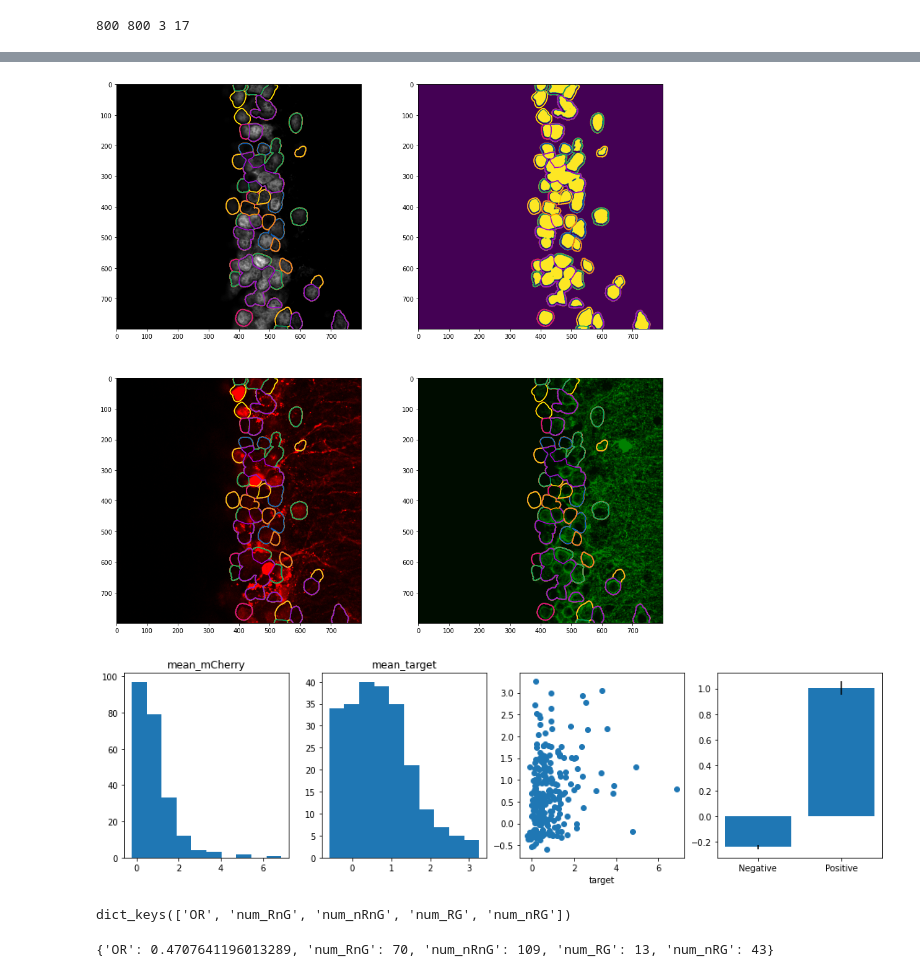
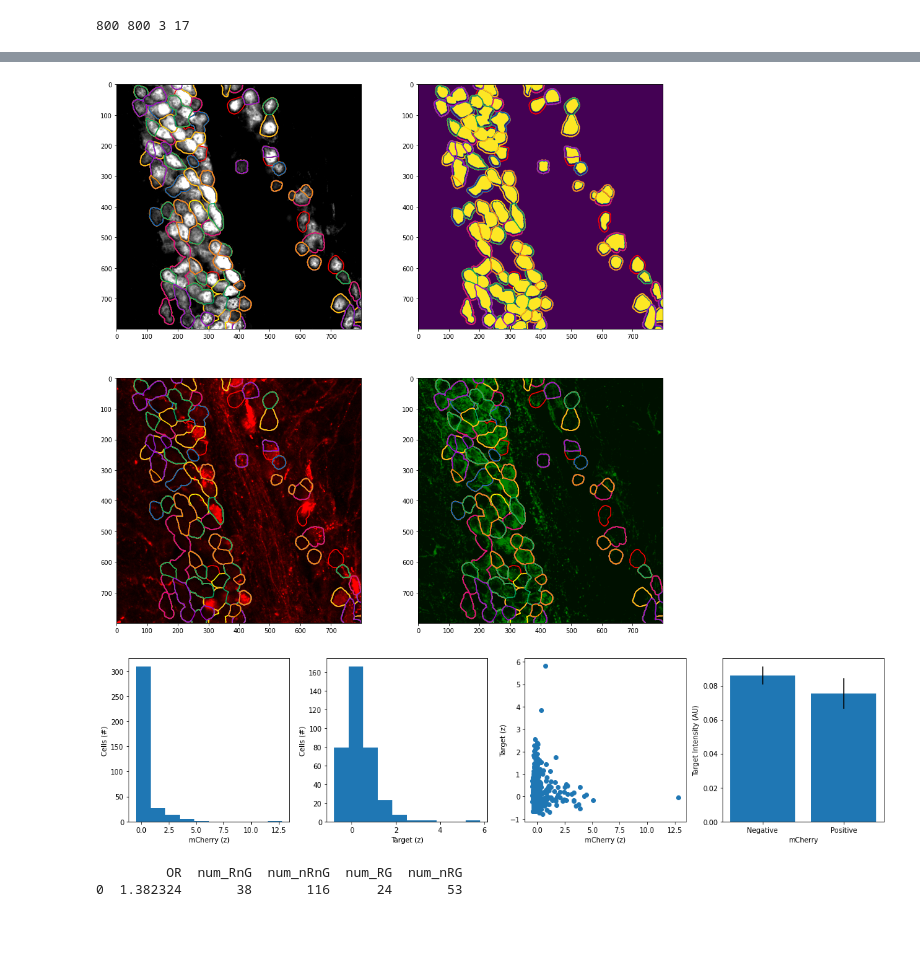
Before and after one commit to dtabuena/Images, a Jupyter notebook: Cell_Pose_II.ipynb, the cells around one changed output, grey strips where cells are left out. Saved outputs shown, nothing was run; the diff lists cells and outputs as text; code cells hidden in the pictures; blank space fills up the shorter version.

```diff
--- a/Cell_Pose_II.ipynb
+++ b/Cell_Pose_II.ipynb
@@ -172,16 +164,15 @@ def norm_channels(image,chan_dim,z_dim,):
     z_dim = [i for i in range(len(dim_order)) if dim_order[i]==z_dim][0]
 
     '''Normalize channel intensities'''
-    image_r=np.transpose(image,dim_order)
+    image_r=np.transpose(image.copy(),dim_order)
     ch_val_list = []
     for ch in range(image_r.shape[chan_dim]):
-        ch_val = image_r[ch,:,:,:]
+        ch_val = image_r[ch,:,:,:].copy()
         for zi in range(image_r.shape[z_dim]):
             ch_val_z = ch_val[zi,:,:]
             ch_val_z = (ch_val_z-np.mean(ch_val_z.flatten())) / np.std(ch_val_z.flatten()) # zscore
             ch_val_z = (ch_val_z) / np.std(ch_val_z.flatten())
             ch_val[zi,:,:] = ch_val_z
-        # ch_z = (ch_val-np.mean(ch_val.flatten())) / np.std(ch_val.flatten())
         ch_val_list.append(ch_val)
     image_znorm = np.stack(ch_val_list,axis=0)
     return image_znorm, image_r,chan_dim,z_dim
@@ -233,16 +224,23 @@ def calc_odd(cell_df,t):
     OR = (num_RG * num_nRnG)/ (num_RnG * num_nRG)
     # print('odds',OR)
 
+    targ_sig_nR = np.mean(cell_df['raw_mean_target'][cell_df['mean_mCherry']<t])
+    targ_sig_iR = np.mean(cell_df['raw_mean_target'][cell_df['mean_mCherry']>t])
+
     results = {'OR':OR,
                'num_RnG':num_RnG,
                'num_nRnG':num_nRnG,
                'num_RG':num_RG,
-               'num_nRG':num_nRG,}
+               'num_nRG':num_nRG,
+               'targ_sig_nR':targ_sig_nR,
+               'targ_sig_iR':targ_sig_iR}
+
+    results=pd.DataFrame(data=results,index=[0])
 
     return results
 
 
-def image_pipeline(image,chan_dim,cell_chan,z_dim,t=1):
+def image_pipeline(image,chan_dim,cell_chan,z_dim,t=0):
     image_znorm, image_r,chan_dim,z_dim = norm_channels(image,chan_dim,z_dim,)
     diameter = 30
     exp_dist = 5
@@ -276,7 +274,7 @@ sub_file_list = [file_list[i] for i in file_index]
 multi_image_results = []
 for f in tqdm( sub_file_list):
     image = read_image(f)
-    fov_dict=image_pipeline(image,chan_dim,cell_chan,z_dim)
+    fov_dict=image_pipeline(image,chan_dim,cell_chan,z_dim,t=1)
     fov_dict['image_name']=f
     multi_image_results.append(fov_dict)
 # %% [output]
@@ -301,11 +312,11 @@ dict_keys(['raw_image', 'image_r', 'image_znorm', 'masks', 'exp_masks', 'cell_df
 # %%
-from matplotlib.projections.polar import Axes
-fov = multi_image_results[0]
-zi = 10
+# from matplotlib.projections.polar import Axes
+fov = multi_image_results[1]
+zi = 9
 sp_size =16
 fig, axs = plt.subplots(2,2,figsize=(sp_size,sp_size))
 axs =axs.flatten()
-axs[0].imshow(fov['image_znorm'][2,zi,:,:],cmap='gray')
+axs[0].imshow(fov['image_znorm'][2,zi,:,:],cmap='gray',vmax=3)
 axs[0].contour(fov['exp_masks'][zi,:,:],cmap='prism')
 
 
@@ -317,63 +328,50 @@ axs[2].imshow(fov['image_znorm'][1,zi,:,:],cmap=cmap, vmax=4)
 axs[2].contour(fov['exp_masks'][zi,:,:],cmap='prism')
 
 
 cmap = matplotlib.colors.LinearSegmentedColormap.from_list("", ["black","green"])
 axs[3].imshow(fov['image_znorm'][0,zi,:,:],cmap=cmap,vmin=-1, vmax=3)
 axs[3].contour(fov['exp_masks'][zi,:,:],cmap='prism')
 
 
 sp_size =4
 n=4
 cell_df = fov['cell_df']
 fig, ax = plt.subplots(1,n,figsize=(n*sp_size,sp_size))
 ax=ax.flatten()
 _=ax[0].hist(cell_df['mean_mCherry'])
-ax[0].title.set_text('mean_mCherry')
+ax[0].set_xlabel('mCherry (z)')
+ax[0].set_ylabel('Cells (#)')
+
 _=ax[1].hist(cell_df['mean_target'])
-ax[1].title.set_text('mean_target')
+ax[1].set_xlabel('Target (z)')
+ax[1].set_ylabel('Cells (#)')
+
 ax[2].scatter(cell_df['mean_mCherry'],cell_df['mean_target'])
-ax[2].set_xlabel('mCherry')
-ax[2].set_xlabel('target')
+ax[2].set_xlabel('mCherry (z)')
+ax[2].set_ylabel('Target (z)')
 
 
-vals=[cell_df['mean_target'][cell_df['mean_target']<0],
-      cell_df['mean_target'][cell_df['mean_target']>0]]
+vals=[cell_df['raw_mean_target'][cell_df['mean_mCherry']<t],
+      cell_df['raw_mean_target'][cell_df['mean_mCherry']>t]]
 means = [np.mean(v) for v in vals]
 errors = [np.std(v)/np.sqrt(v.size) for v in vals]
 
 
 ax[3].bar([0,1],means,yerr=errors)
 ax[3].set_xticks([0,1])
 ax[3].set_xticklabels(['Negative','Positive'])
+ax[3].set_xlabel('mCherry')
+ax[3].set_ylabel('Target Intensity (AU)')
 # ax[3].set_xticks()
 # ax[3].title.set_text('mean_NeuN')
 
+plt.tight_layout()
 plt.show()
 # %% [output]
-[figure, old version]
+[figure, new version]
-[figure, old version]
+[figure, new version]
-# %%
-fov['results'].keys()
-# %% [output]
-dict_keys(['OR', 'num_RnG', 'num_nRnG', 'num_RG', 'num_nRG'])
-# %%
-chan_dim = 2
-cell_chan = 2
-z_dim = 3
-
-# ch_names = ['target','mCherry','NeuN']
-
-
-image_znorm, image_r,chan_dim,z_dim = norm_channels(image,chan_dim,z_dim,)
-
-diameter = 30
-exp_dist = 5
-# masks, exp_masks = mask_image_cellpose(image_r,cell_chan,diameter,exp_dist)
-
-
-cell_df = quant_cells(image_znorm, exp_masks,chan_dim)
-
-results = calc_odd(cell_df)
-print(results)
-# %% [output]
-{'OR': 0.4707641196013289, 'num_RnG': 70, 'num_nRnG': 109, 'num_RG': 13, 'num_nRG': 43}
+# %%
+print(multi_image_results[0]['results'])
+# %% [output]
+         OR  num_RnG  num_nRnG  num_RG  num_nRG
+0  1.382324       38       116      24       53
```
Also changed, not shown: parts of 8 cells of this notebook.
